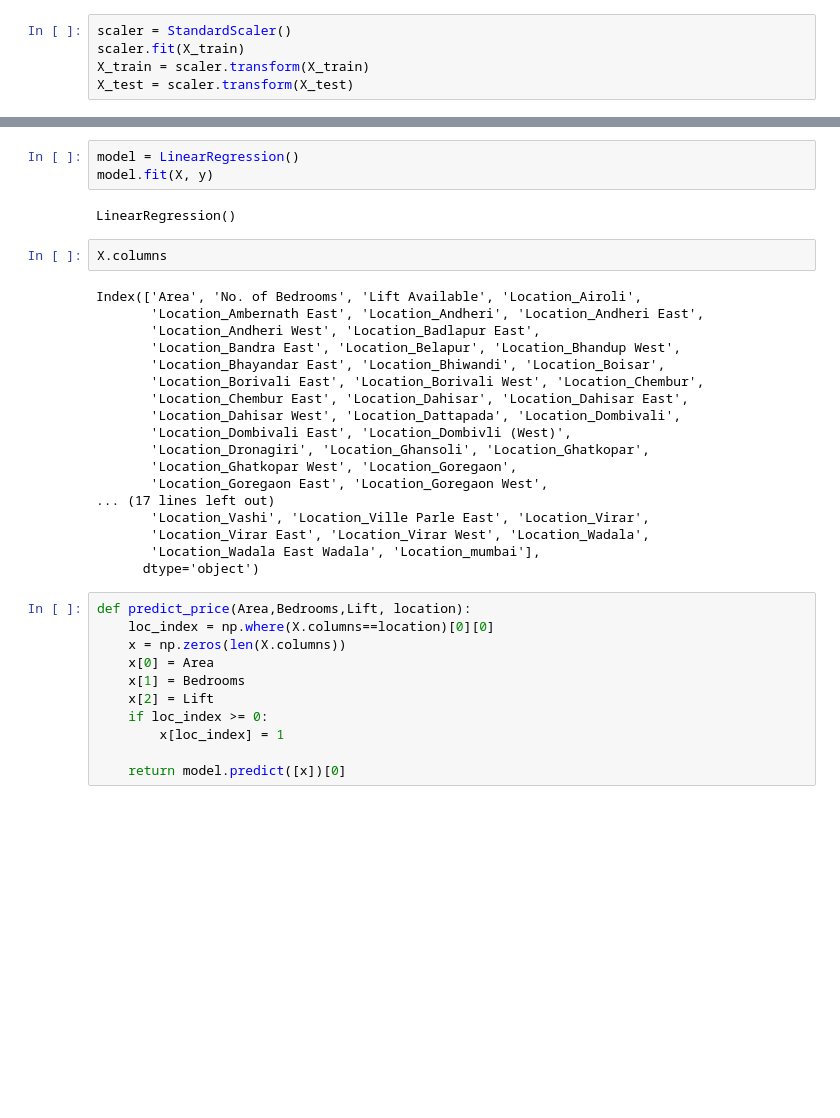
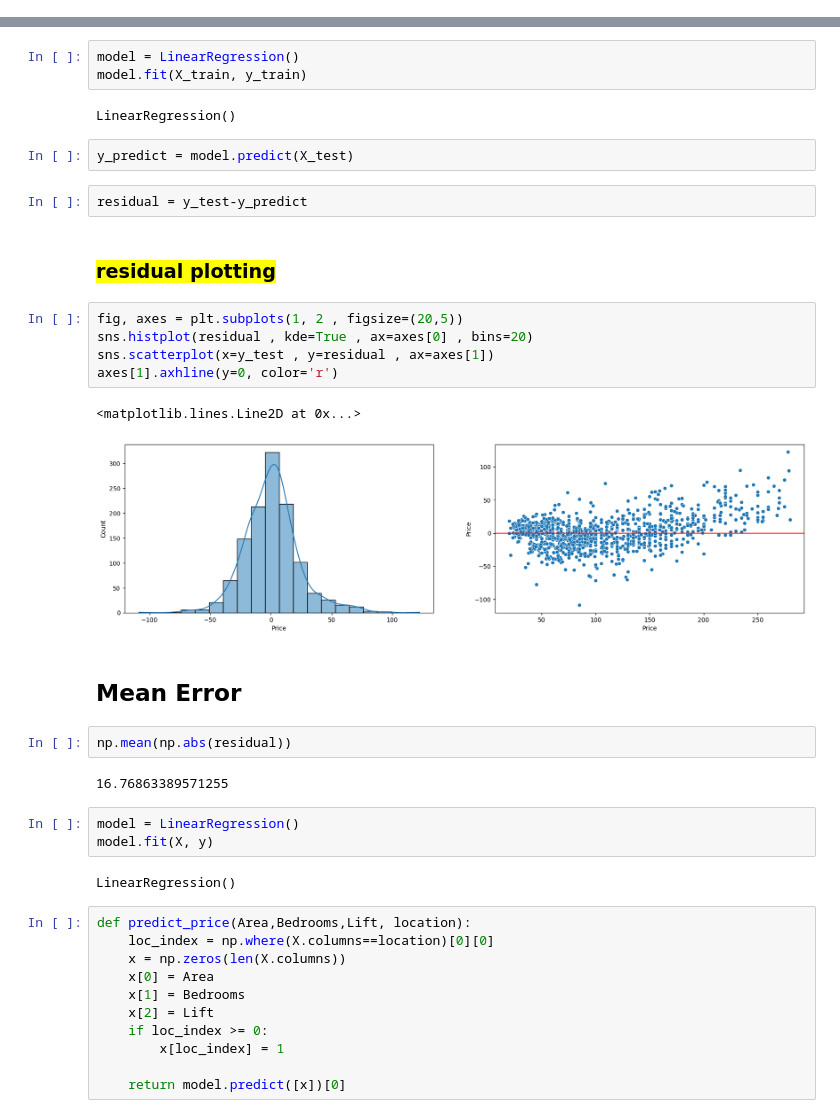
Before and after one commit to SAMI-THAKUR/House_Price_Prediction, a Jupyter notebook: model/model_selection.ipynb, the cells around one changed output, grey strips where cells are left out. Cells and saved outputs as stored; diff of their text form; blank space fills up the shorter version.

```diff
--- a/model/model_selection.ipynb
+++ b/model/model_selection.ipynb
@@ -30,8 +31,3 @@ X = df.drop('Price' , axis=1)
 y = df['Price']
 # %%
 X_train, X_test, y_train, y_test = train_test_split(X, y, test_size=0.3, random_state=101)
-# %%
-scaler = StandardScaler()
-scaler.fit(X_train)
-X_train = scaler.transform(X_train)
-X_test = scaler.transform(X_test)
@@ -88,28 +79,33 @@ find_best_model_using_gridsearchcv(X,y)
 # %%
 model = LinearRegression()
-model.fit(X, y)
+model.fit(X_train, y_train)
 # %% [output]
 LinearRegression()
-# %%
-X.columns
-# %% [output]
-Index(['Area', 'No. of Bedrooms', 'Lift Available', 'Location_Airoli',
-       'Location_Ambernath East', 'Location_Andheri', 'Location_Andheri East',
-       'Location_Andheri West', 'Location_Badlapur East',
-       'Location_Bandra East', 'Location_Belapur', 'Location_Bhandup West',
-       'Location_Bhayandar East', 'Location_Bhiwandi', 'Location_Boisar',
-       'Location_Borivali East', 'Location_Borivali West', 'Location_Chembur',
-       'Location_Chembur East', 'Location_Dahisar', 'Location_Dahisar East',
-       'Location_Dahisar West', 'Location_Dattapada', 'Location_Dombivali',
-       'Location_Dombivali East', 'Location_Dombivli (West)',
-       'Location_Dronagiri', 'Location_Ghansoli', 'Location_Ghatkopar',
-       'Location_Ghatkopar West', 'Location_Goregaon',
-       'Location_Goregaon East', 'Location_Goregaon West',
-... (17 lines left out)
-       'Location_Vashi', 'Location_Ville Parle East', 'Location_Virar',
-       'Location_Virar East', 'Location_Virar West', 'Location_Wadala',
-       'Location_Wadala East Wadala', 'Location_mumbai'],
-      dtype='object')
+# %%
+y_predict = model.predict(X_test)
+# %%
+residual = y_test-y_predict
+# %% [markdown]
+<h3><mark>residual plotting</mark></h3>
+# %%
+fig, axes = plt.subplots(1, 2 , figsize=(20,5))
+sns.histplot(residual , kde=True , ax=axes[0] , bins=20)
+sns.scatterplot(x=y_test , y=residual , ax=axes[1])
+axes[1].axhline(y=0, color='r')
+# %% [output]
+<matplotlib.lines.Line2D at 0x...>
+[figure, added]
+# %% [markdown]
+<h2>Mean Error</h2>
+# %%
+np.mean(np.abs(residual))
+# %% [output]
+16.76863389571255
+# %%
+model = LinearRegression()
+model.fit(X, y)
+# %% [output]
+LinearRegression()
 # %%
 def predict_price(Area,Bedrooms,Lift, location):
     loc_index = np.where(X.columns==location)[0][0]
```
Also changed, not shown: parts of 10 cells of this notebook, 16 other files.
